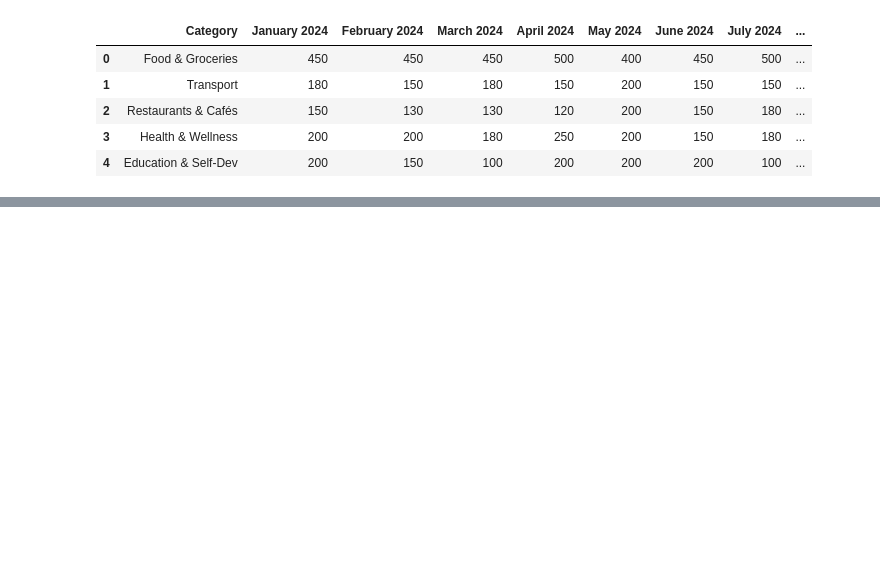
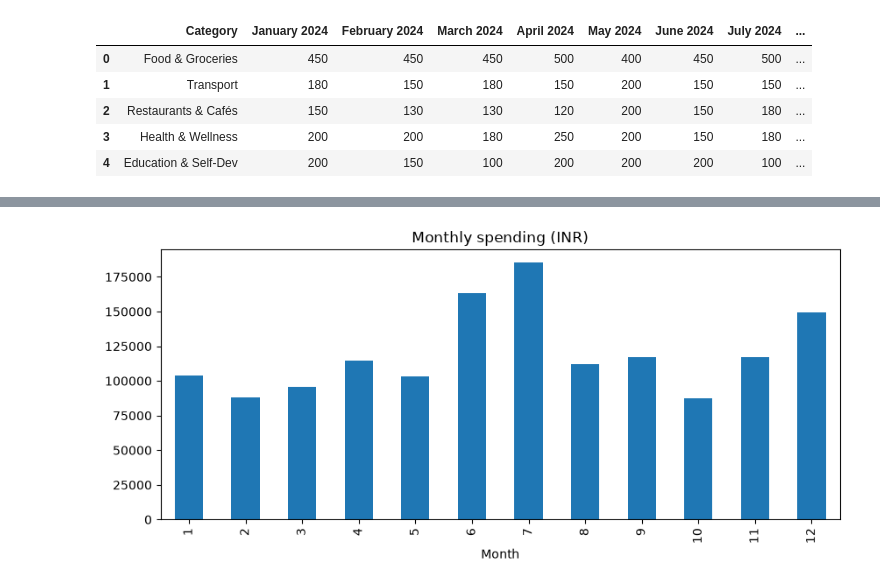
Before and after one commit to mohnish4code/Expense-Tracker-Project, a Jupyter notebook: notebooks/eda.ipynb, the cells around one changed output, grey strips where cells are left out. Cells and saved outputs as stored; diff of their text form; code cells hidden in the pictures; blank space fills up the shorter version.

```diff
--- a/notebooks/eda.ipynb
+++ b/notebooks/eda.ipynb
@@ -116,13 +71,0 @@ df_expenses.head()
-# %%
-df_expenses["Day"] = df_expenses["Date"].dt.day
-
-df_expenses["DayOfWeek"] = df_expenses["Date"].dt.dayofweek
-
-df_expenses["IsWeekend"] = (
-    df_expenses["DayOfWeek"] >= 5
-).astype(int)
-# %%
-df_expenses.drop(
-    columns=["Description"],
-    inplace=True
-)
@@ -140,7 +71,0 @@ df_expenses.drop("Notes", axis="columns")
-# %%
-df_expenses = df_expenses.drop(
-    columns=[
-        "Transaction ID",
-        "Date"
-    ]
-)
@@ -238,2 +71,0 @@ iso.fit(X)
-# %%
-df_expenses["Anomaly"] = iso.predict(X)
@@ -461,0 +91,7 @@ merged_df.head()
+# %%
+monthly_spending = df_expenses.groupby("Month")["Amount"].sum()
+
+monthly_spending.plot(kind="bar", figsize=(10, 4), title="Monthly spending (INR)")
+plt.show()
+# %% [output]
+[figure, added]
```
Also changed, not shown: parts of 60 cells of this notebook.
